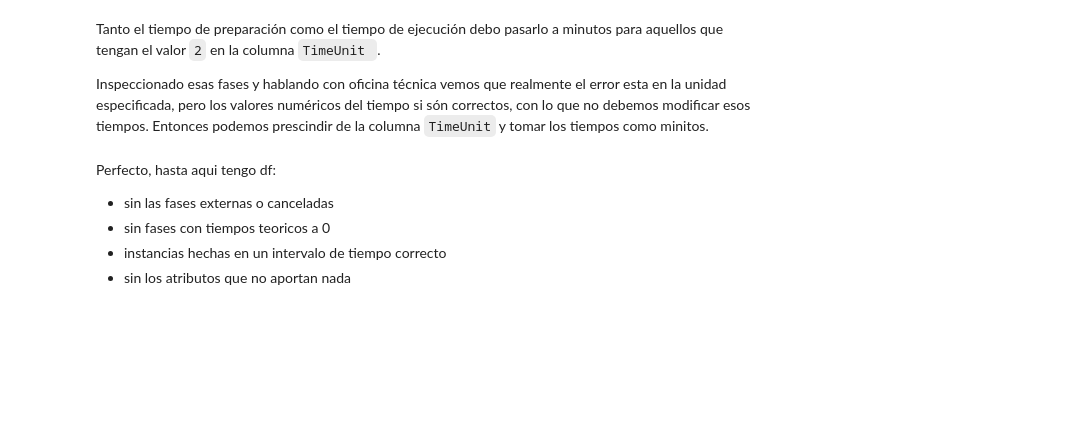
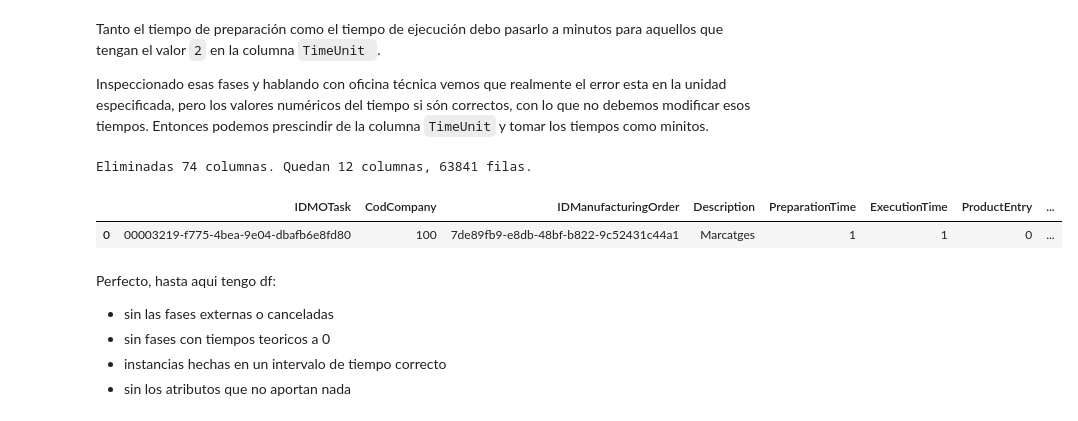
Before and after one commit to muntrans/TFM, a Jupyter notebook: Tratamiento_Datos_FASES.ipynb, the cells around one changed output. Saved outputs shown, nothing was run; the diff lists cells and outputs as text; code cells hidden in the pictures; blank space fills up the shorter version.

```diff
--- a/Tratamiento_Datos_FASES.ipynb
+++ b/Tratamiento_Datos_FASES.ipynb
@@ -187,22 +229,24 @@ def eliminar_columnas(df):
     Devuelve un DataFrame nuevo (no modifica el original)."""
 
     cols_sobran = [
-        'CodMOTask','Notes','Order','RepetitionTime','DelimitationType', 'TimeUnit'
+        'CodMOTask','Notes','Order','RepetitionTime','DelimitationType', 'TimeUnit',
         'DelimitationDate','AllowFraccionate','MinimumFraction','RepetitionLot',
         'IDArticleExternal','RepetitionTimeReal','Group','SeriesRequired','QualityStatus',
         'InspectedDate','Priority','OptimizationFeature','Fixed','WithoutTimetable',
         'OccupancyType','DelimitationObligatory','IDBudgetCategory','ResourcePlanType',
         'SplitNumber','ManualPlanning','IDBudgetEmployee','IDBudgetMachine','IDBudgetTool',
         'IDBudgetMaterial','IDBudgetOtherCost','RowTimestamp','LastModifiedBy', 'WorkUnits',
-        'IDProductFormula','LotsOrder','PrintLabels','AutoExecutionImputation',
+        'IDProductFormula','LotsOrder','PrintLabels','AutoExecutionImputation', 'External',
         'IDSiteMaterial','IDWarehouseMaterial','GroupingNumber','CreationTimestamp',
-        'RowCreatedBy','BlockedMaterial','BlockedCost','ImputationCostUpdated',
+        'RowCreatedBy','BlockedMaterial','BlockedCost','ImputationCostUpdated', 'IDMOTaskParent',
         'IDCheckList','NotOverlapCode','TiedCode','GroupedManufacturing','Blocked',
         'ReleaseKeptResources','DelayMargin','BlockedChangeMaterial','IDHourType','Color',
         'SetToQtyConversionFactor','AdjustTaskToDay','PercentProgressType','StatusTaskMES',
+        'OccupancyHours', 'OccupancyPercent', 'TaskType', 'IDTask', 'PercentProgress', 'Canceled',
+        'IDSupplier', 'IDTaskType', 'DateReplanify', 'PlannedStartDate', 'PlannedEndDate', 'ManualEndDate'
     ]
 
-    cols_a_quitar = [c for c in cols_sobran if c in df_FASE.columns]
+    cols_a_quitar = [c for c in cols_sobran if c in columns_FASE]
     df_out = df.drop(columns=cols_a_quitar)
 
     # Aviso por si alguna de la lista no se encontró (typo o nombre distinto)
@@ -214,9 +258,13 @@ def eliminar_columnas(df):
           f"Quedan {df_out.shape[1]} columnas, {df_out.shape[0]} filas.")
     return df_out
 # %%
-df_FASE = eliminar_columnas(df_FASE_sept)
+df_FASE = eliminar_columnas(df_FASE_valid)
 
 display(df_FASE.head(1))
+# %% [output]
+Eliminadas 74 columnas. Quedan 12 columnas, 63841 filas.
+|  | IDMOTask | CodCompany | IDManufacturingOrder | Description | PreparationTime | ExecutionTime | ProductEntry | ... |
+| 0 | 00003219-f775-4bea-9e04-dbafb6e8fd80 | 100 | 7de89fb9-e8db-48bf-b822-9c52431c44a1 | Marcatges | 1 | 1 | 0 | ... |
 # %% [markdown]
 Perfecto, hasta aqui tengo df:
 - sin las fases externas o canceladas
```
Also changed, not shown: parts of 16 cells of this notebook, 6 other files.
